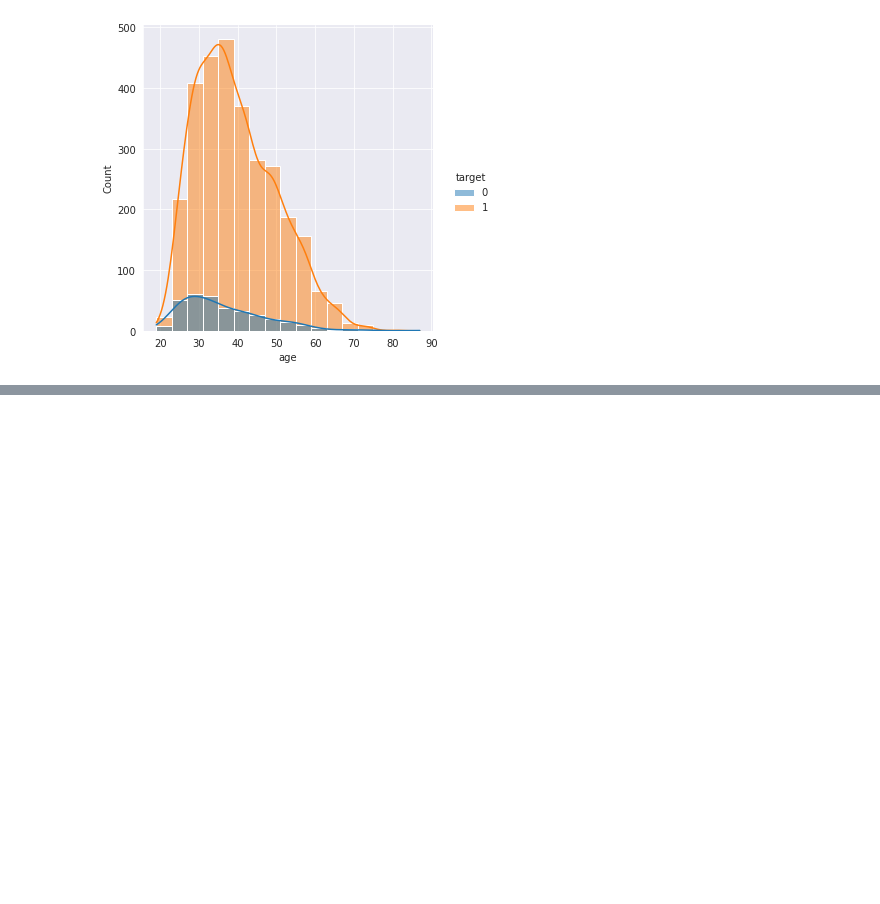
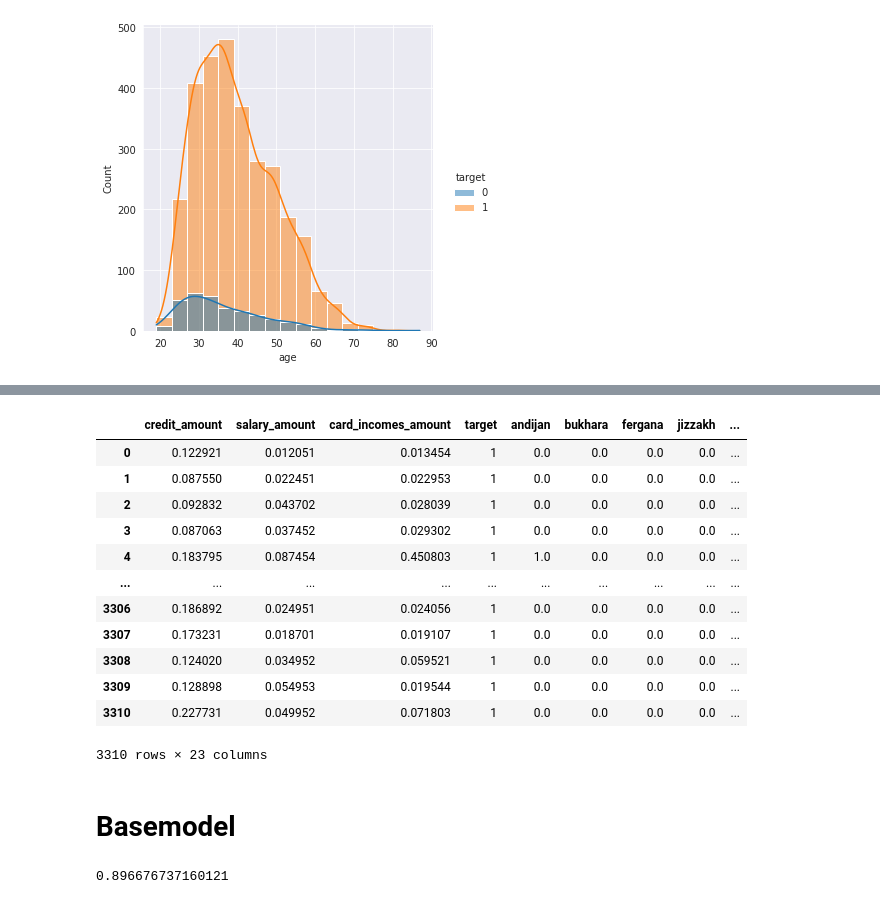
Before and after one commit to KomiljonNasrullaev/aliftech, a Jupyter notebook: notebooks/aliftech.ipynb, the cells around one changed output, grey strips where cells are left out. Cells and saved outputs as stored; diff of their text form; code cells hidden in the pictures; blank space fills up the shorter version.

Commit message:
basemodel done

```diff
--- a/notebooks/aliftech.ipynb
+++ b/notebooks/aliftech.ipynb
@@ -504,0 +539,45 @@ data
+# %%
+# drop of higly correlated features
+data.drop(columns=['tashkent','not_married'],inplace=True)
+data
+# %% [output]
+|  | credit_amount | salary_amount | card_incomes_amount | target | andijan | bukhara | fergana | jizzakh | ... |
+| 0 | 0.122921 | 0.012051 | 0.013454 | 1 | 0.0 | 0.0 | 0.0 | 0.0 | ... |
+| 1 | 0.087550 | 0.022451 | 0.022953 | 1 | 0.0 | 0.0 | 0.0 | 0.0 | ... |
+| 2 | 0.092832 | 0.043702 | 0.028039 | 1 | 0.0 | 0.0 | 0.0 | 0.0 | ... |
+| 3 | 0.087063 | 0.037452 | 0.029302 | 1 | 0.0 | 0.0 | 0.0 | 0.0 | ... |
+| 4 | 0.183795 | 0.087454 | 0.450803 | 1 | 1.0 | 0.0 | 0.0 | 0.0 | ... |
+| ... | ... | ... | ... | ... | ... | ... | ... | ... | ... |
+| 3306 | 0.186892 | 0.024951 | 0.024056 | 1 | 0.0 | 0.0 | 0.0 | 0.0 | ... |
+| 3307 | 0.173231 | 0.018701 | 0.019107 | 1 | 0.0 | 0.0 | 0.0 | 0.0 | ... |
+| 3308 | 0.124020 | 0.034952 | 0.059521 | 1 | 0.0 | 0.0 | 0.0 | 0.0 | ... |
+| 3309 | 0.128898 | 0.054953 | 0.019544 | 1 | 0.0 | 0.0 | 0.0 | 0.0 | ... |
+| 3310 | 0.227731 | 0.049952 | 0.071803 | 1 | 0.0 | 0.0 | 0.0 | 0.0 | ... |
+3310 rows × 23 columns
+# %% [markdown]
+# Basemodel
+# %%
+from sklearn.linear_model import LogisticRegression
+from sklearn.neighbors import KNeighborsClassifier
+from sklearn.ensemble import RandomForestClassifier
+from sklearn.svm import SVC
+from sklearn.naive_bayes import GaussianNB, MultinomialNB, BernoulliNB
+from xgboost import XGBClassifier
+
+
+from sklearn.model_selection import train_test_split
+from sklearn.model_selection import cross_val_score
+from sklearn.metrics import accuracy_score, precision_score, recall_score, confusion_matrix
+
+X = data.drop(columns=['target'])
+y = data['target']
+
+model = RandomForestClassifier()
+
+scores = cross_val_score(model, X, y, cv=10)
+
+base_model_score = scores.mean()
+
+base_model_score
+# %% [output]
+0.896676737160121
```
Also changed, not shown: parts of 51 cells of this notebook.
